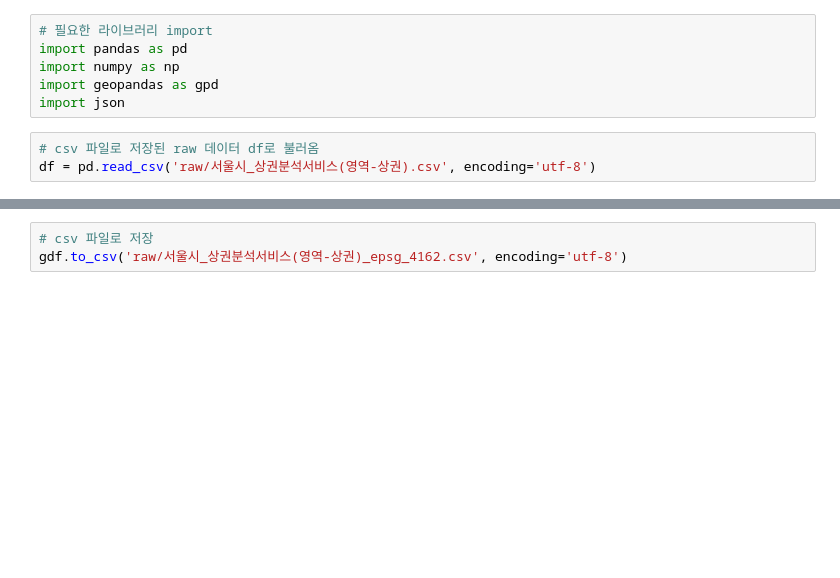
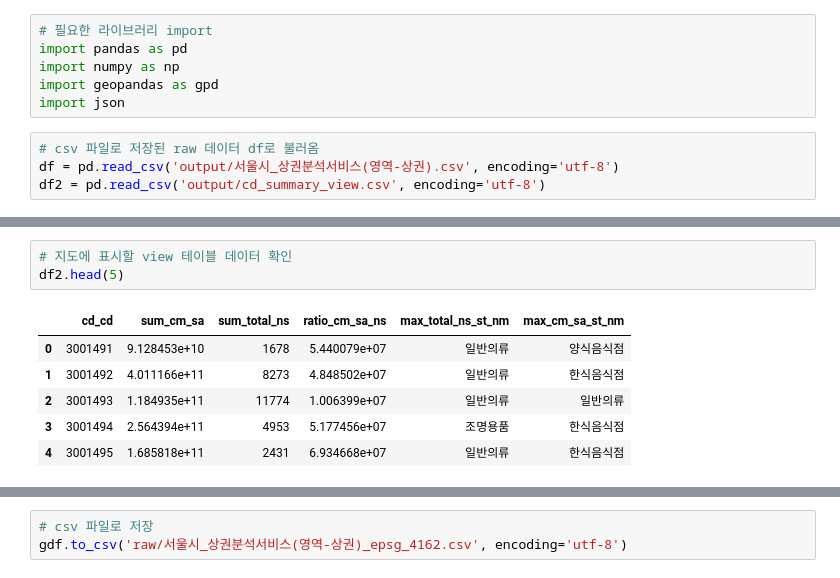
Before and after one commit to MyungH01/whereToStart, a Jupyter notebook: oh/geopoint.ipynb, the cells around one changed output, grey strips where cells are left out. Saved outputs shown, nothing was run; the diff lists cells and outputs as text; blank space fills up the shorter version.

```diff
--- a/oh/geopoint.ipynb
+++ b/oh/geopoint.ipynb
@@ -6,7 +6,8 @@ import geopandas as gpd
 import json
 # %%
 # csv 파일로 저장된 raw 데이터 df로 불러옴
-df = pd.read_csv('raw/서울시_상권분석서비스(영역-상권).csv', encoding='utf-8')
+df = pd.read_csv('output/서울시_상권분석서비스(영역-상권).csv', encoding='utf-8')
+df2 = pd.read_csv('output/cd_summary_view.csv', encoding='utf-8')
 # %%
 # raw 데이터 확인
 df.head(10)
@@ -46,0 +49,10 @@ gdf.head(5)
+# %%
+# 지도에 표시할 view 테이블 데이터 확인
+df2.head(5)
+# %% [output]
+|  | cd_cd | sum_cm_sa | sum_total_ns | ratio_cm_sa_ns | max_total_ns_st_nm | max_cm_sa_st_nm |
+| 0 | 3001491 | 9.128453e+10 | 1678 | 5.440079e+07 | 일반의류 | 양식음식점 |
+| 1 | 3001492 | 4.011166e+11 | 8273 | 4.848502e+07 | 일반의류 | 한식음식점 |
+| 2 | 3001493 | 1.184935e+11 | 11774 | 1.006399e+07 | 일반의류 | 일반의류 |
+| 3 | 3001494 | 2.564394e+11 | 4953 | 5.177456e+07 | 조명용품 | 한식음식점 |
+| 4 | 3001495 | 1.685818e+11 | 2431 | 6.934668e+07 | 일반의류 | 한식음식점 |
```
Also changed, not shown: parts of 12 cells of this notebook, 6 other files.
